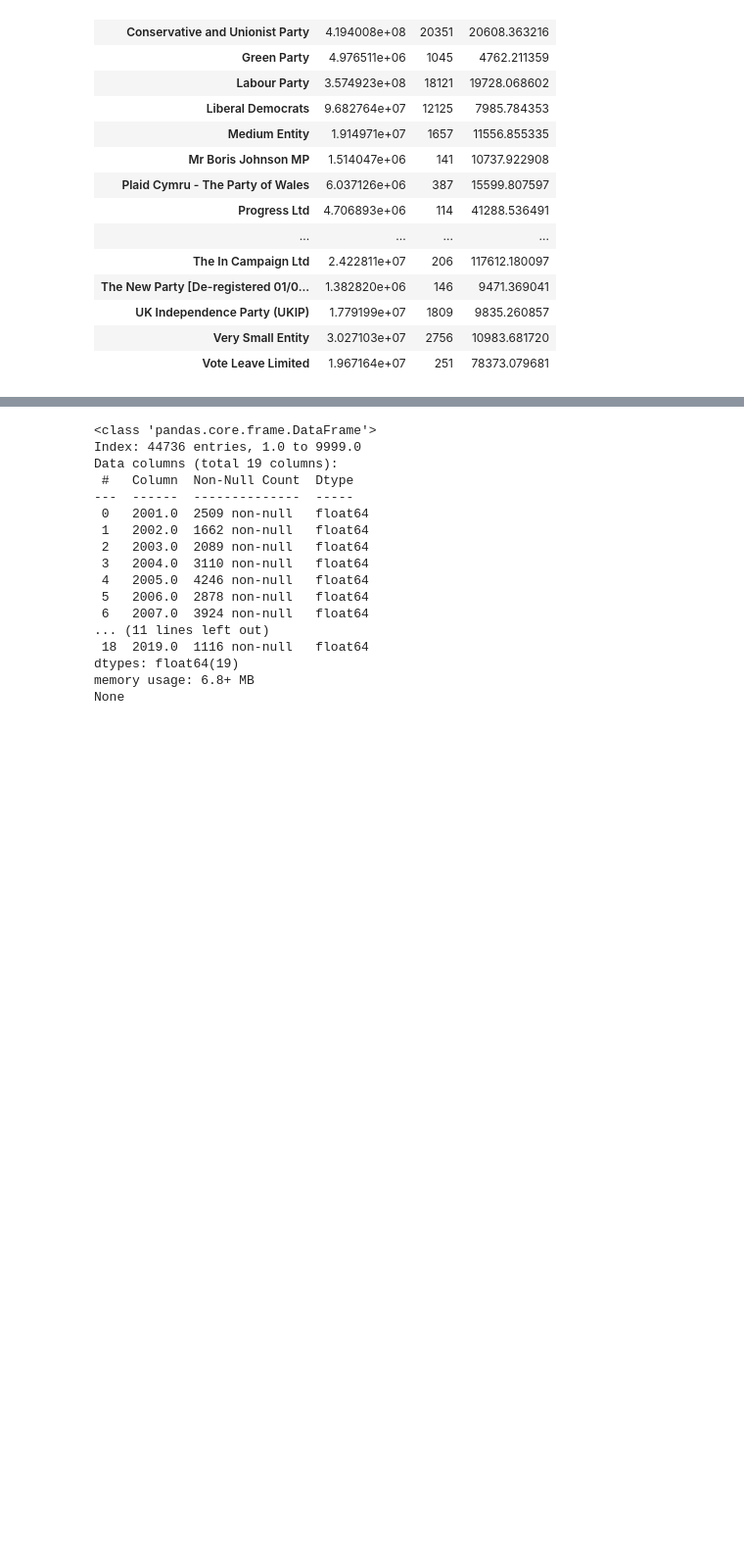
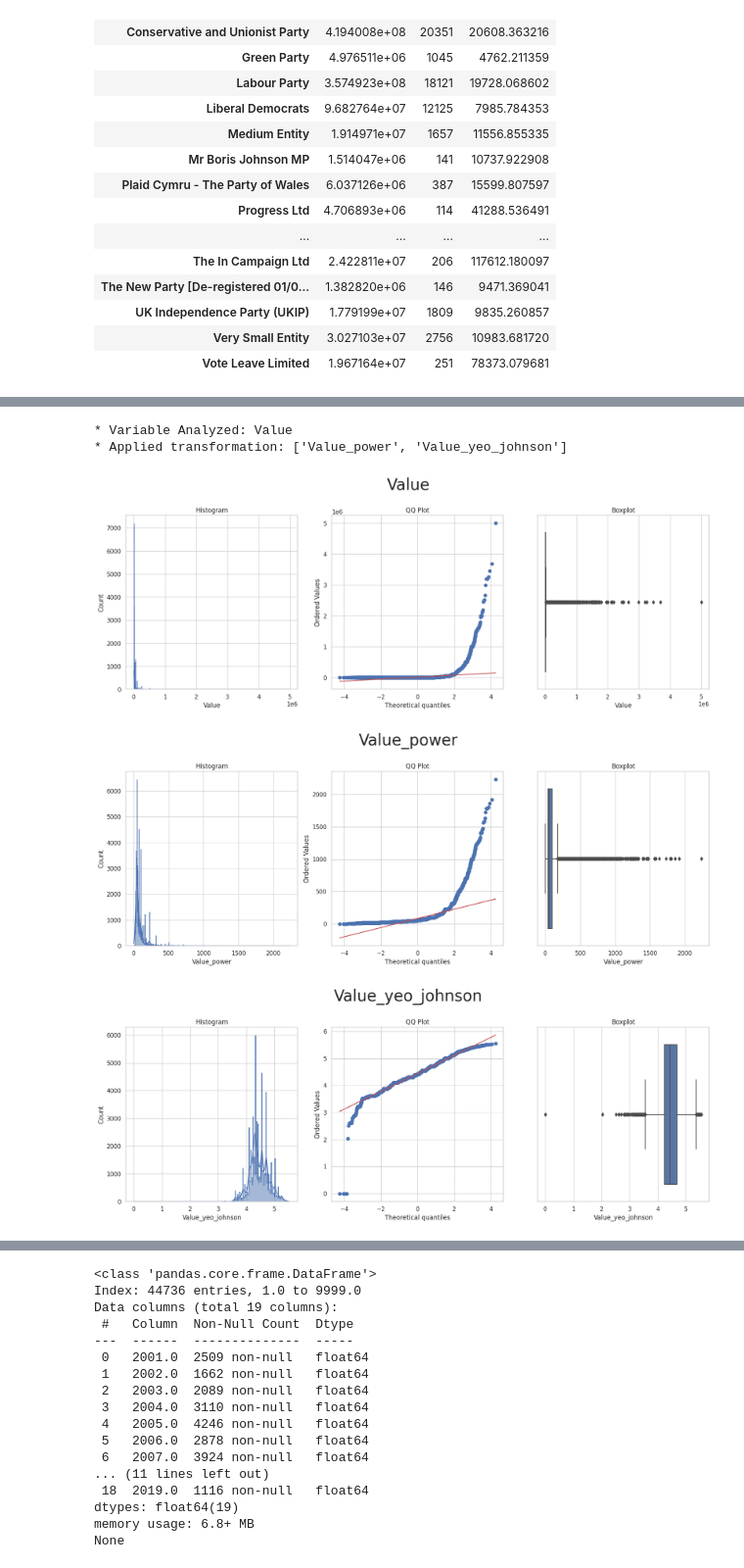
Before and after one commit to Hysnap/PoliticalDonations_Repository, a Jupyter notebook: jupyter_notebooks/DataManipulationTrial.ipynb, the cells around one changed output, grey strips where cells are left out. Shown at 98% size. Cells and saved outputs as stored; diff of their text form; code cells hidden in the pictures; blank space fills up the shorter version.

```diff
--- a/jupyter_notebooks/DataManipulationTrial.ipynb
+++ b/jupyter_notebooks/DataManipulationTrial.ipynb
@@ -379,0 +633,11 @@ PlotData.reindex()
+# %%
+variables_engineering= ['Value']
+df_engineering = df[variables_engineering].copy()
+# 'numerical', 'ordinal_encoder',  'outlier_winsorizer'
+df_engineering = FeatureEngineeringAnalysis(df=df_engineering.dropna(),analysis_type='numerical')
+# %% [output]
+* Variable Analyzed: Value
+* Applied transformation: ['Value_power', 'Value_yeo_johnson']
+[figure, added]
+[figure, added]
+[figure, added]
```
Also changed, not shown: parts of 13 cells of this notebook, 2 other files.
